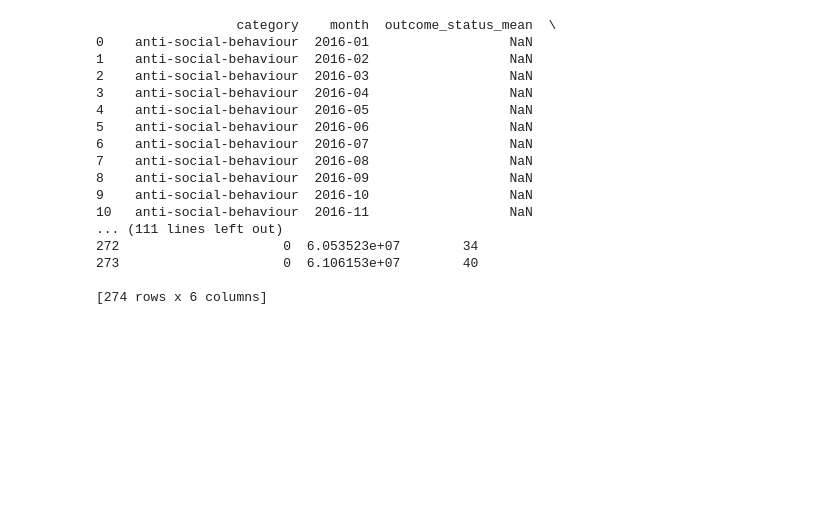
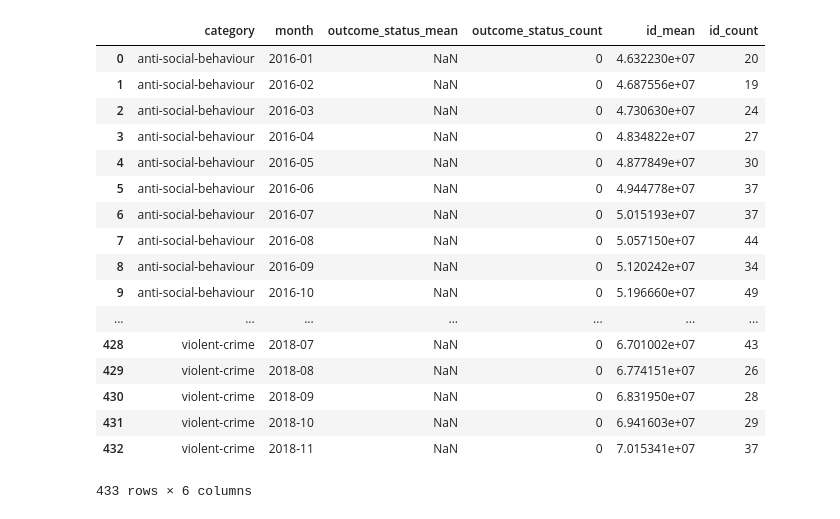
Before and after one commit to mshodge/local-crime-stats, a Jupyter notebook: crime-stats.ipynb, the cells around one changed output. Cells and saved outputs as stored; diff of their text form; code cells hidden in the pictures; blank space fills up the shorter version.

Commit message:
lines changed

```diff
--- a/crime-stats.ipynb
+++ b/crime-stats.ipynb
@@ -48,29 +49,25 @@ df
 # %%
 df2 = df[['category','month','outcome_status','id']].groupby(['category', 'month'], as_index=False).agg(['mean', 'count'])
 df2 = df2.reset_index()
 df2.columns = df2.columns.droplevel(0)
 df2.columns = ['category', 'month', 'outcome_status_mean', 'outcome_status_count', 'id_mean', 'id_count']
-
-df3 = df[['month','outcome_status','id']].groupby(['month'], as_index=False).agg(['mean', 'count'])
-df3 = df3.reset_index()
-df3.columns = df3.columns.droplevel(0)
-df3.columns = ['month', 'outcome_status_mean', 'outcome_status_count', 'id_mean', 'id_count']
-print(df2)
+df2
 # %% [output]
+|  | category | month | outcome_status_mean | outcome_status_count | id_mean | id_count |
+| 0 | anti-social-behaviour | 2016-01 | NaN | 0 | 4.632230e+07 | 20 |
+| 1 | anti-social-behaviour | 2016-02 | NaN | 0 | 4.687556e+07 | 19 |
+| 2 | anti-social-behaviour | 2016-03 | NaN | 0 | 4.730630e+07 | 24 |
+| 3 | anti-social-behaviour | 2016-04 | NaN | 0 | 4.834822e+07 | 27 |
+| 4 | anti-social-behaviour | 2016-05 | NaN | 0 | 4.877849e+07 | 30 |
+| 5 | anti-social-behaviour | 2016-06 | NaN | 0 | 4.944778e+07 | 37 |
+| 6 | anti-social-behaviour | 2016-07 | NaN | 0 | 5.015193e+07 | 37 |
+| 7 | anti-social-behaviour | 2016-08 | NaN | 0 | 5.057150e+07 | 44 |
+| 8 | anti-social-behaviour | 2016-09 | NaN | 0 | 5.120242e+07 | 34 |
+| 9 | anti-social-behaviour | 2016-10 | NaN | 0 | 5.196660e+07 | 49 |
+| ... | ... | ... | ... | ... | ... | ... |
+| 428 | violent-crime | 2018-07 | NaN | 0 | 6.701002e+07 | 43 |
+| 429 | violent-crime | 2018-08 | NaN | 0 | 6.774151e+07 | 26 |
+| 430 | violent-crime | 2018-09 | NaN | 0 | 6.831950e+07 | 28 |
+| 431 | violent-crime | 2018-10 | NaN | 0 | 6.941603e+07 | 29 |
+| 432 | violent-crime | 2018-11 | NaN | 0 | 7.015341e+07 | 37 |
-                  category    month  outcome_status_mean  \
-0    anti-social-behaviour  2016-01                  NaN
-1    anti-social-behaviour  2016-02                  NaN
-2    anti-social-behaviour  2016-03                  NaN
-3    anti-social-behaviour  2016-04                  NaN
-4    anti-social-behaviour  2016-05                  NaN
-5    anti-social-behaviour  2016-06                  NaN
-6    anti-social-behaviour  2016-07                  NaN
-7    anti-social-behaviour  2016-08                  NaN
-8    anti-social-behaviour  2016-09                  NaN
-9    anti-social-behaviour  2016-10                  NaN
-10   anti-social-behaviour  2016-11                  NaN
-... (111 lines left out)
-272                     0  6.053523e+07        34
-273                     0  6.106153e+07        40
-
-[274 rows x 6 columns]
+433 rows × 6 columns
```
Also changed, not shown: parts of 12 cells of this notebook.
